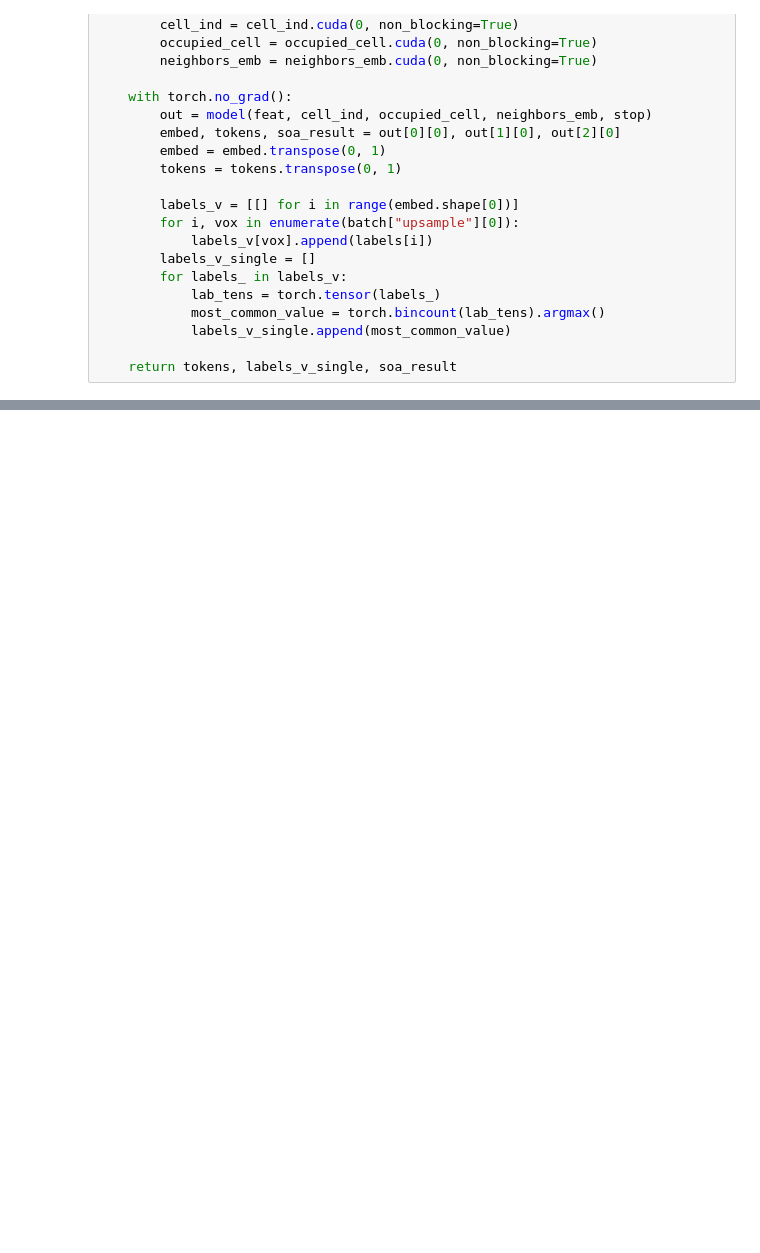
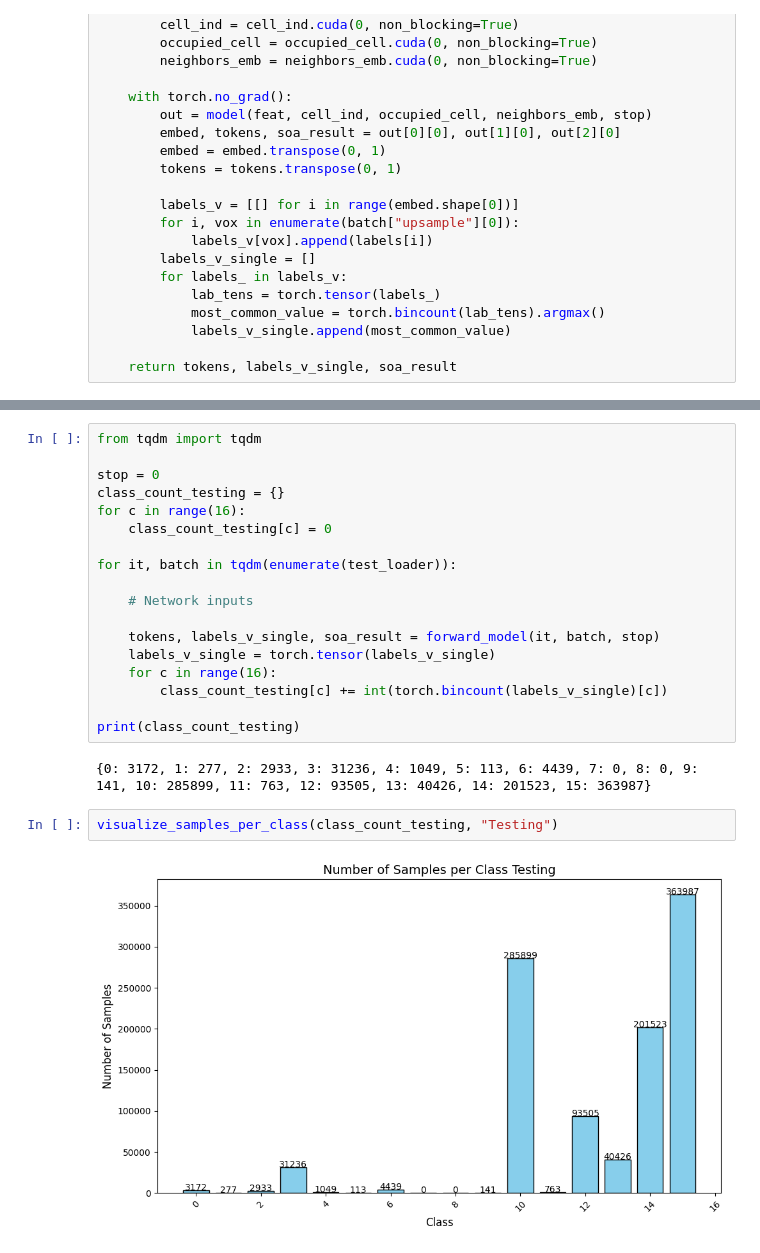
Before and after one commit to yiy054/HyperLiDAR, a Jupyter notebook: SoA Comparison.ipynb, the cells around one changed output, grey strips where cells are left out. Saved outputs shown, nothing was run; the diff lists cells and outputs as text; blank space fills up the shorter version.

```diff
--- a/SoA Comparison.ipynb
+++ b/SoA Comparison.ipynb
@@ -178,0 +216,24 @@ KeyboardInterrupt:
+# %%
+from tqdm import tqdm
+
+stop = 0
+class_count_testing = {}
+for c in range(16):
+    class_count_testing[c] = 0
+
+for it, batch in tqdm(enumerate(test_loader)):
+
+    # Network inputs
+
+    tokens, labels_v_single, soa_result = forward_model(it, batch, stop)
+    labels_v_single = torch.tensor(labels_v_single)
+    for c in range(16):
+        class_count_testing[c] += int(torch.bincount(labels_v_single)[c])
+
+print(class_count_testing)
+# %% [output]
+{0: 3172, 1: 277, 2: 2933, 3: 31236, 4: 1049, 5: 113, 6: 4439, 7: 0, 8: 0, 9: 141, 10: 285899, 11: 763, 12: 93505, 13: 40426, 14: 201523, 15: 363987}
+# %%
+visualize_samples_per_class(class_count_testing, "Testing")
+# %% [output]
+[figure, added]
```
Also changed, not shown: parts of 3 cells of this notebook.
